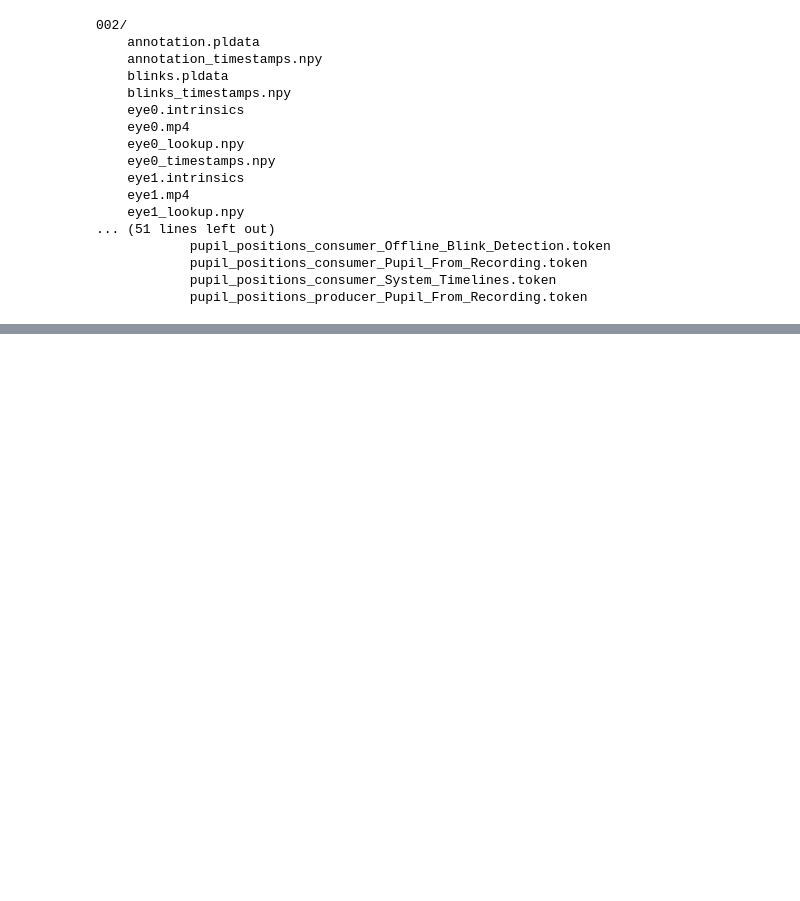
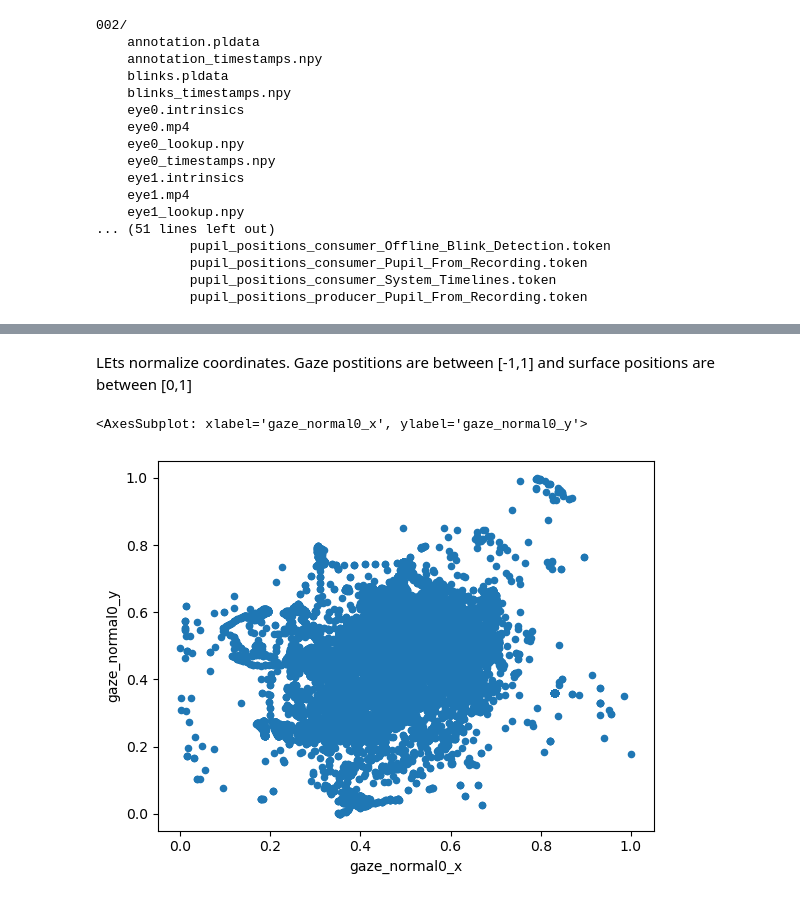
Before and after one commit to Rockyneuron/pupil_labs_analysis, a Jupyter notebook: analysis/dual_gaze.ipynb, the cells around one changed output, grey strips where cells are left out. Saved outputs shown, nothing was run; the diff lists cells and outputs as text; code cells hidden in the pictures; blank space fills up the shorter version.

```diff
--- a/analysis/dual_gaze.ipynb
+++ b/analysis/dual_gaze.ipynb
@@ -41,0 +128,14 @@ print_file_structure(recording_location)
+# %% [markdown]
+LEts normalize coordinates. Gaze postitions are between [-1,1] and surface positions are between [0,1]
+# %%
+from data_curation import Normalization
+norm=Normalization()
+final_surface['gaze_normal0_x']=norm.normalize(values=final_surface['gaze_normal0_x'].values)
+final_surface['gaze_normal0_y']=1-norm.normalize(values=final_surface['gaze_normal0_y'].values)
+final_surface['gaze_normal1_x']=norm.normalize(values=final_surface['gaze_normal1_x'].values)
+final_surface['gaze_normal1_y']=1-norm.normalize(values=final_surface['gaze_normal1_y'].values)
+# %%
+final_surface[['gaze_normal0_x','gaze_normal0_y']].plot(x='gaze_normal0_x',y='gaze_normal0_y',kind='scatter',)
+# %% [output]
+<AxesSubplot: xlabel='gaze_normal0_x', ylabel='gaze_normal0_y'>
+[figure, added]
```
Also changed, not shown: parts of 35 cells of this notebook, 4 other files.
